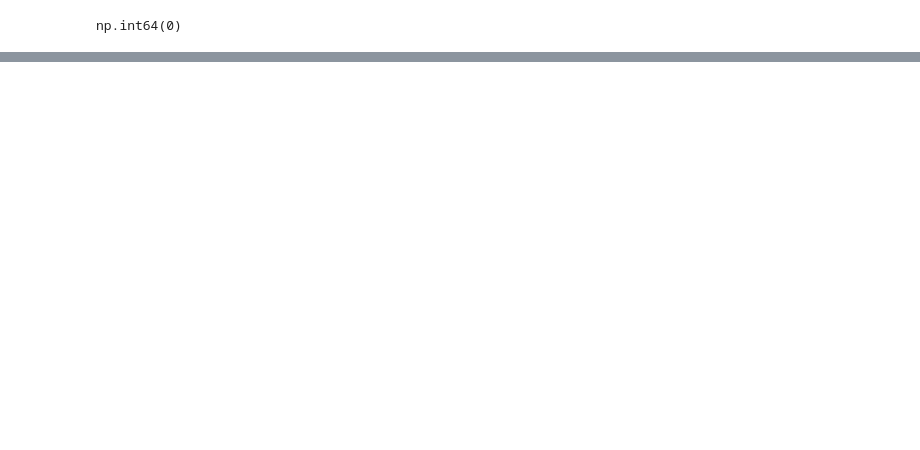
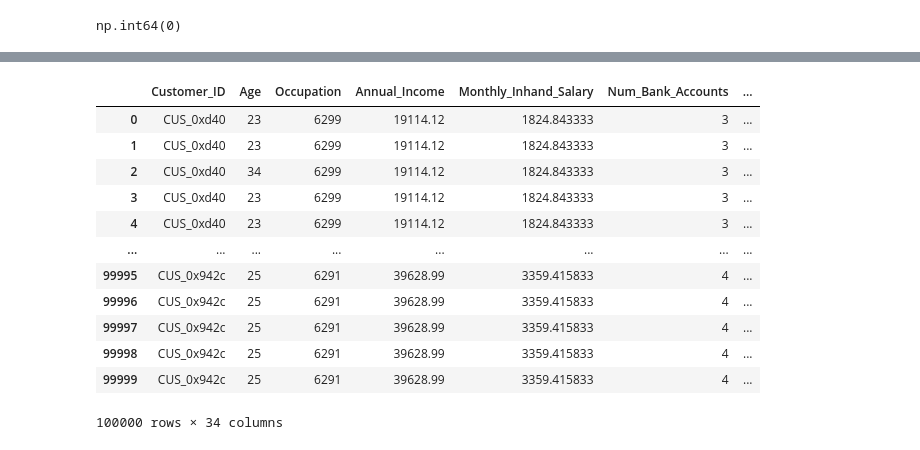
Before and after one commit to Mohamedsadek12/Credit-Score-Dataset, a Jupyter notebook: Credit_Score_Dataset.ipynb, the cells around one changed output, grey strips where cells are left out. Drawn from its saved outputs; the diff is of its cells as text; code cells hidden in the pictures; blank space fills up the shorter version.

```diff
--- a/Credit_Score_Dataset.ipynb
+++ b/Credit_Score_Dataset.ipynb
@@ -418,0 +422,2 @@ memory usage: 24.4+ MB
+# %%
+df["Credit_Mix"] = df.groupby("Customer_ID")["Credit_Mix"].transform(lambda x: x.mode()[0] if not x.mode().empty else "Standard")
@@ -418,0 +433,8 @@ memory usage: 24.4+ MB
+# %%
+df["Credit_Mix"] = df["Credit_Mix"].fillna(df["Credit_Mix"].mode()[0])
+
+# (Bad < Standard < Good)
+credit_mix_order = [["Bad", "Standard", "Good"]]
+
+encoder = OrdinalEncoder(categories=credit_mix_order)
+df["Credit_Mix"] = encoder.fit_transform(df[["Credit_Mix"]])
@@ -418,0 +470,3 @@ memory usage: 24.4+ MB
+# %%
+df["Outstanding_Debt"] = df.groupby("Customer_ID")["Outstanding_Debt"].transform(lambda x: x.fillna(x.median()))
+df["Outstanding_Debt"] = df["Outstanding_Debt"].fillna(df["Outstanding_Debt"].median())
@@ -418,0 +525,18 @@ memory usage: 24.4+ MB
+# %%
+df = pd.get_dummies(df, columns=["Payment_of_Min_Amount"], prefix="PMA")
+# %%
+df
+# %% [output]
+|  | Customer_ID | Age | Occupation | Annual_Income | Monthly_Inhand_Salary | Num_Bank_Accounts | ... |
+| 0 | CUS_0xd40 | 23 | 6299 | 19114.12 | 1824.843333 | 3 | ... |
+| 1 | CUS_0xd40 | 23 | 6299 | 19114.12 | 1824.843333 | 3 | ... |
+| 2 | CUS_0xd40 | 34 | 6299 | 19114.12 | 1824.843333 | 3 | ... |
+| 3 | CUS_0xd40 | 23 | 6299 | 19114.12 | 1824.843333 | 3 | ... |
+| 4 | CUS_0xd40 | 23 | 6299 | 19114.12 | 1824.843333 | 3 | ... |
+| ... | ... | ... | ... | ... | ... | ... | ... |
+| 99995 | CUS_0x942c | 25 | 6291 | 39628.99 | 3359.415833 | 4 | ... |
+| 99996 | CUS_0x942c | 25 | 6291 | 39628.99 | 3359.415833 | 4 | ... |
+| 99997 | CUS_0x942c | 25 | 6291 | 39628.99 | 3359.415833 | 4 | ... |
+| 99998 | CUS_0x942c | 25 | 6291 | 39628.99 | 3359.415833 | 4 | ... |
+| 99999 | CUS_0x942c | 25 | 6291 | 39628.99 | 3359.415833 | 4 | ... |
+100000 rows × 34 columns
```
Also changed, not shown: parts of 47 cells of this notebook.
